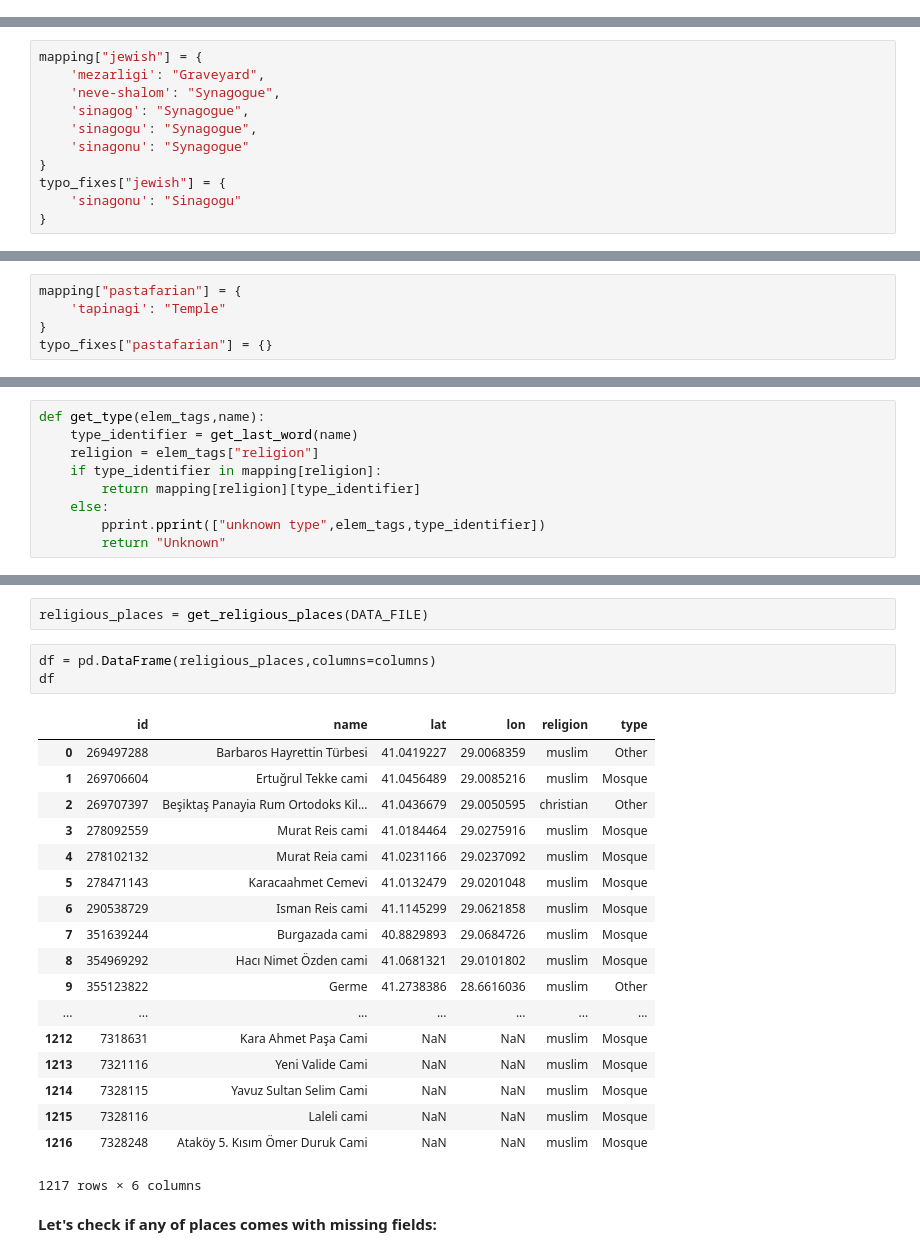
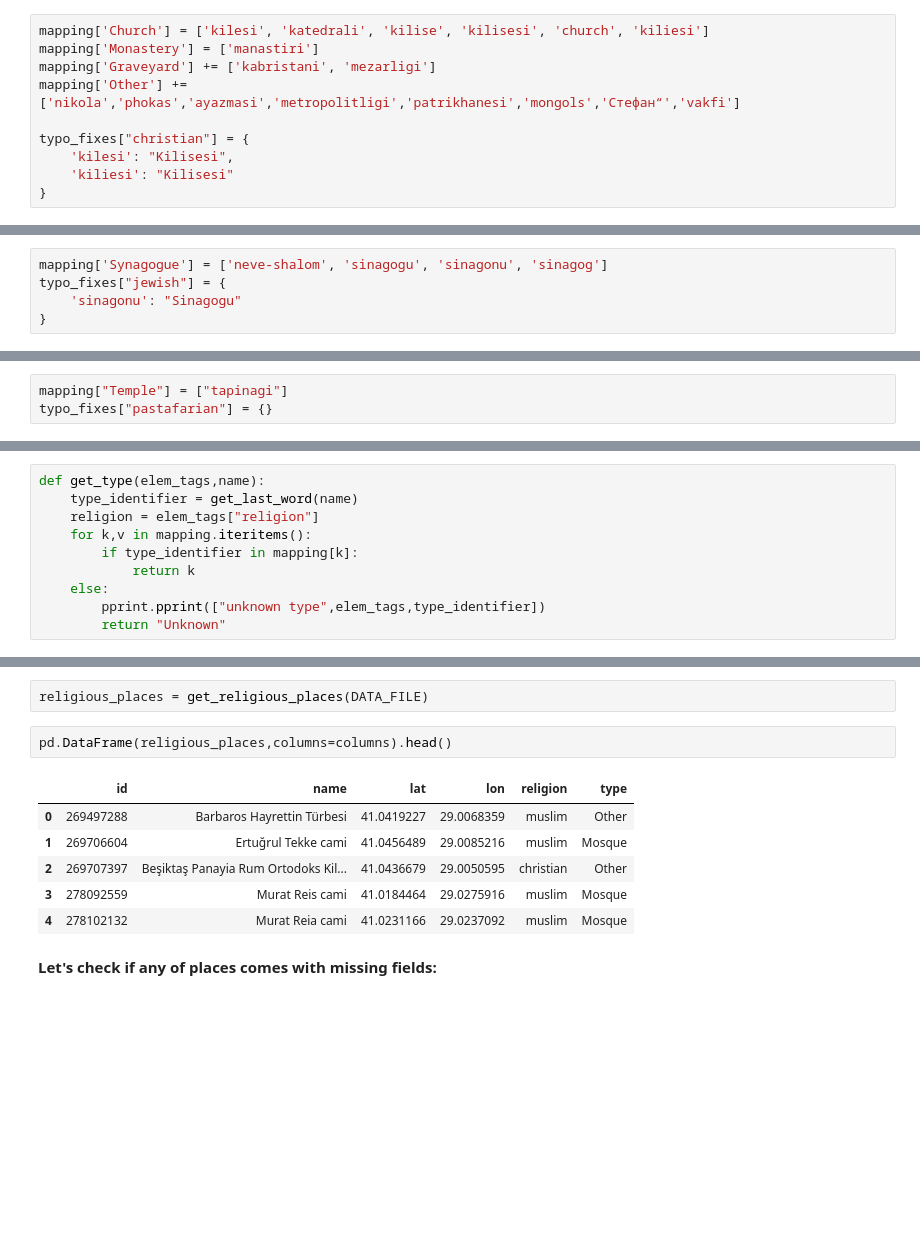
Before and after one commit to ftkurt/data-analyst-project-portfolio, a Jupyter notebook: udacity-data-analyst-nanodegree/project-4/Open-Street-Map.ipynb, the cells around one changed output, grey strips where cells are left out. Saved outputs shown, nothing was run; the diff lists cells and outputs as text; blank space fills up the shorter version.

```diff
--- a/udacity-data-analyst-nanodegree/project-4/Open-Street-Map.ipynb
+++ b/udacity-data-analyst-nanodegree/project-4/Open-Street-Map.ipynb
@@ -476,2 +283,12 @@ typo_fixes["christian"] = {
+# %%
+mapping['Church'] = ['kilesi', 'katedrali', 'kilise', 'kilisesi', 'church', 'kiliesi']
+mapping['Monastery'] = ['manastiri']
+mapping['Graveyard'] += ['kabristani', 'mezarligi']
+mapping['Other'] += ['nikola','phokas','ayazmasi','metropolitligi','patrikhanesi','mongols','Стефан“','vakfi']
+
+typo_fixes["christian"] = {
+    'kilesi': "Kilisesi",
+    'kiliesi': "Kilisesi"
+}
 # %%
 jewish_types, jewish_place_list = get_religious_place_types(DATA_FILE,"jewish")
@@ -515,13 +310,7 @@ Let's add our type and typo fixes mappings. List of types is provided below:
 * Synagogue
 * Graveyard
 # %%
-mapping["jewish"] = {
-    'mezarligi': "Graveyard",
-    'neve-shalom': "Synagogue",
-    'sinagog': "Synagogue",
-    'sinagogu': "Synagogue",
-    'sinagonu': "Synagogue"
-}
+mapping['Synagogue'] = ['neve-shalom', 'sinagogu', 'sinagonu', 'sinagog']
 typo_fixes["jewish"] = {
     'sinagonu': "Sinagogu"
 }
@@ -538,9 +327,7 @@ pastafarian_place_list[""]
 An empty place. We will ignore this.
 * I will tag the only **Tapınak** as temple.
 # %%
-mapping["pastafarian"] = {
-    'tapinagi': "Temple"
-}
+mapping["Temple"] = ["tapinagi"]
 typo_fixes["pastafarian"] = {}
 # %% [markdown]
 # Data Extraction
@@ -586,8 +373,9 @@ def get_fixed_name(elem_tags):
 def get_type(elem_tags,name):
     type_identifier = get_last_word(name)
     religion = elem_tags["religion"]
-    if type_identifier in mapping[religion]:
-        return mapping[religion][type_identifier]
+    for k,v in mapping.iteritems():
+        if type_identifier in mapping[k]:
+            return k
     else:
         pprint.pprint(["unknown type",elem_tags,type_identifier])
         return "Unknown"
@@ -612,27 +400,14 @@ def get_religious_places(filename):
 # %%
 religious_places = get_religious_places(DATA_FILE)
 # %%
-df = pd.DataFrame(religious_places,columns=columns)
-df
+pd.DataFrame(religious_places,columns=columns).head()
 # %% [output]
 |  | id | name | lat | lon | religion | type |
 | 0 | 269497288 | Barbaros Hayrettin Türbesi | 41.0419227 | 29.0068359 | muslim | Other |
 | 1 | 269706604 | Ertuğrul Tekke cami | 41.0456489 | 29.0085216 | muslim | Mosque |
 | 2 | 269707397 | Beşiktaş Panayia Rum Ortodoks Kil... | 41.0436679 | 29.0050595 | christian | Other |
 | 3 | 278092559 | Murat Reis cami | 41.0184464 | 29.0275916 | muslim | Mosque |
 | 4 | 278102132 | Murat Reia cami | 41.0231166 | 29.0237092 | muslim | Mosque |
-| 5 | 278471143 | Karacaahmet Cemevi | 41.0132479 | 29.0201048 | muslim | Mosque |
-| 6 | 290538729 | Isman Reis cami | 41.1145299 | 29.0621858 | muslim | Mosque |
-| 7 | 351639244 | Burgazada cami | 40.8829893 | 29.0684726 | muslim | Mosque |
-| 8 | 354969292 | Hacı Nimet Özden cami | 41.0681321 | 29.0101802 | muslim | Mosque |
-| 9 | 355123822 | Germe | 41.2738386 | 28.6616036 | muslim | Other |
-| ... | ... | ... | ... | ... | ... | ... |
-| 1212 | 7318631 | Kara Ahmet Paşa Cami | NaN | NaN | muslim | Mosque |
-| 1213 | 7321116 | Yeni Valide Cami | NaN | NaN | muslim | Mosque |
-| 1214 | 7328115 | Yavuz Sultan Selim Cami | NaN | NaN | muslim | Mosque |
-| 1215 | 7328116 | Laleli cami | NaN | NaN | muslim | Mosque |
-| 1216 | 7328248 | Ataköy 5. Kısım Ömer Duruk Cami | NaN | NaN | muslim | Mosque |
-1217 rows × 6 columns
 # %% [markdown]
 **Let's check if any of places comes with missing fields:**
 # %%
```
Also changed, not shown: parts of 45 cells of this notebook, 2 other files.
